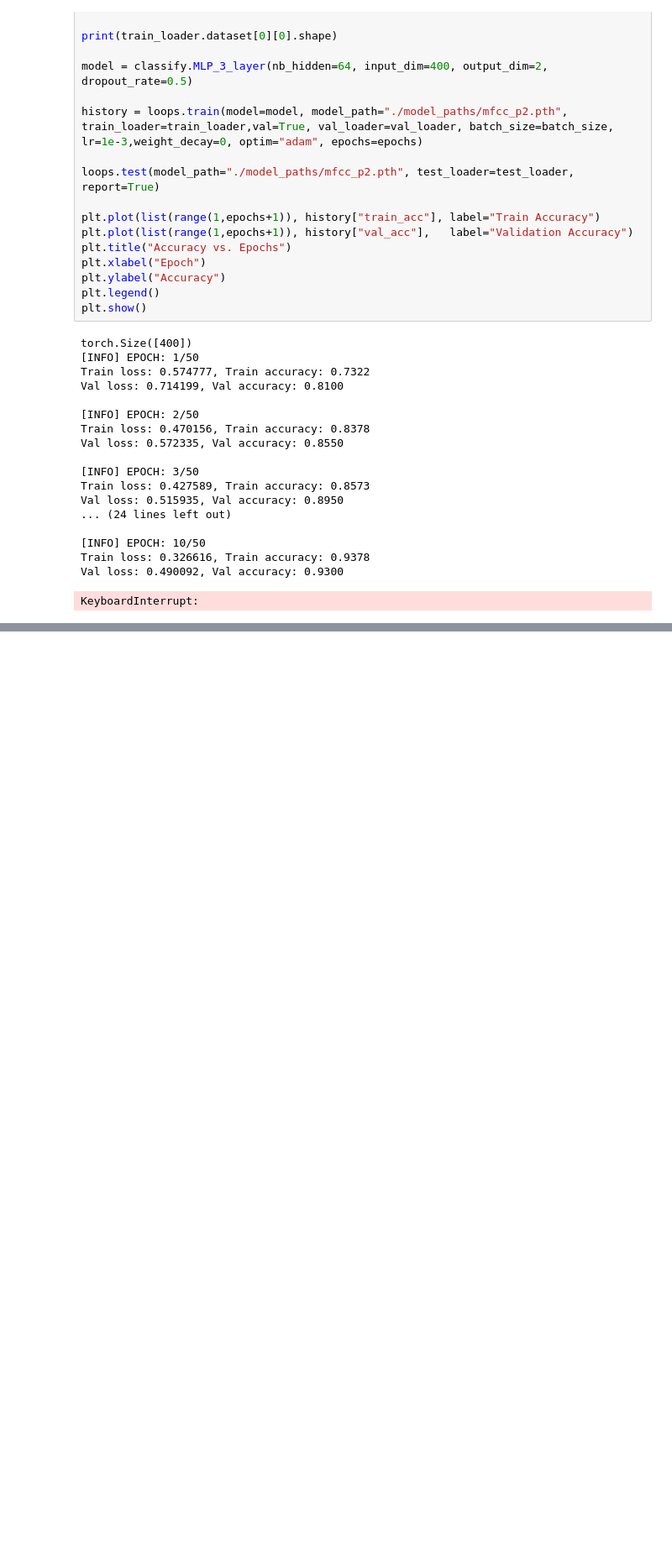
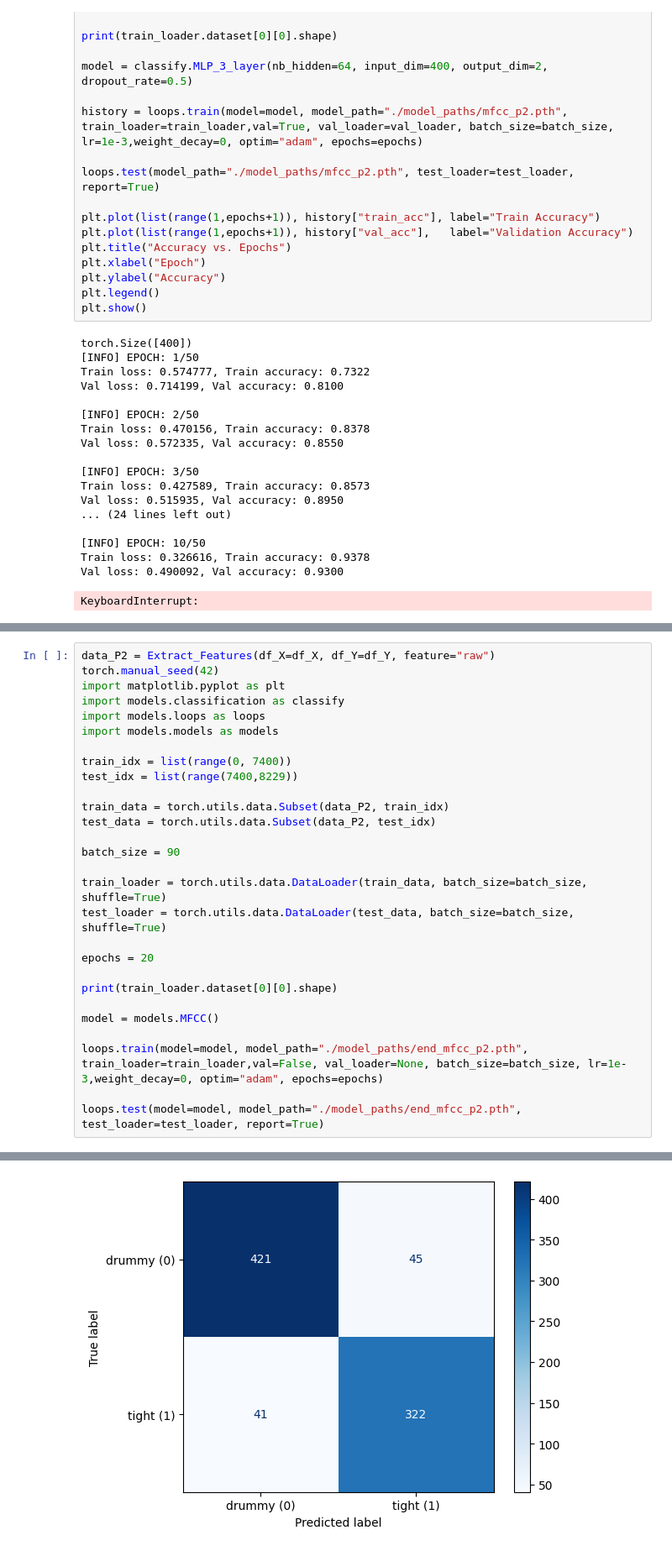
Before and after one commit to kanwarSINGH03/acoustic_signal_classification, a Jupyter notebook: evaluation/mfcc_p2.ipynb, the cells around one changed output, grey strips where cells are left out. Shown at 84% size. Cells and saved outputs as stored; diff of their text form; blank space fills up the shorter version.

```diff
--- a/evaluation/mfcc_p2.ipynb
+++ b/evaluation/mfcc_p2.ipynb
@@ -168,0 +169,29 @@ weighted avg       0.91      0.91      0.91       823
+# %%
+data_P2 = Extract_Features(df_X=df_X, df_Y=df_Y, feature="raw")
+torch.manual_seed(42)
+import matplotlib.pyplot as plt
+import models.classification as classify
+import models.loops as loops
+import models.models as models
+
+train_idx = list(range(0, 7400))
+test_idx = list(range(7400,8229))
+
+train_data = torch.utils.data.Subset(data_P2, train_idx)
+test_data = torch.utils.data.Subset(data_P2, test_idx)
+
+batch_size = 90
+
+train_loader = torch.utils.data.DataLoader(train_data, batch_size=batch_size, shuffle=True)
+test_loader = torch.utils.data.DataLoader(test_data, batch_size=batch_size, shuffle=True)
+
+epochs = 20
+
+print(train_loader.dataset[0][0].shape)
+
+model = models.MFCC()
+
+loops.train(model=model, model_path="./model_paths/end_mfcc_p2.pth", train_loader=train_loader,val=False, val_loader=None, batch_size=batch_size, lr=1e-3,weight_decay=0, optim="adam", epochs=epochs)
+
+loops.test(model=model, model_path="./model_paths/end_mfcc_p2.pth", test_loader=test_loader, report=True)
+# %% [output]
@@ -168,0 +215 @@ weighted avg       0.91      0.91      0.91       823
+[figure, added]
```
Also changed, not shown: parts of 3 cells of this notebook, 6 other files.
